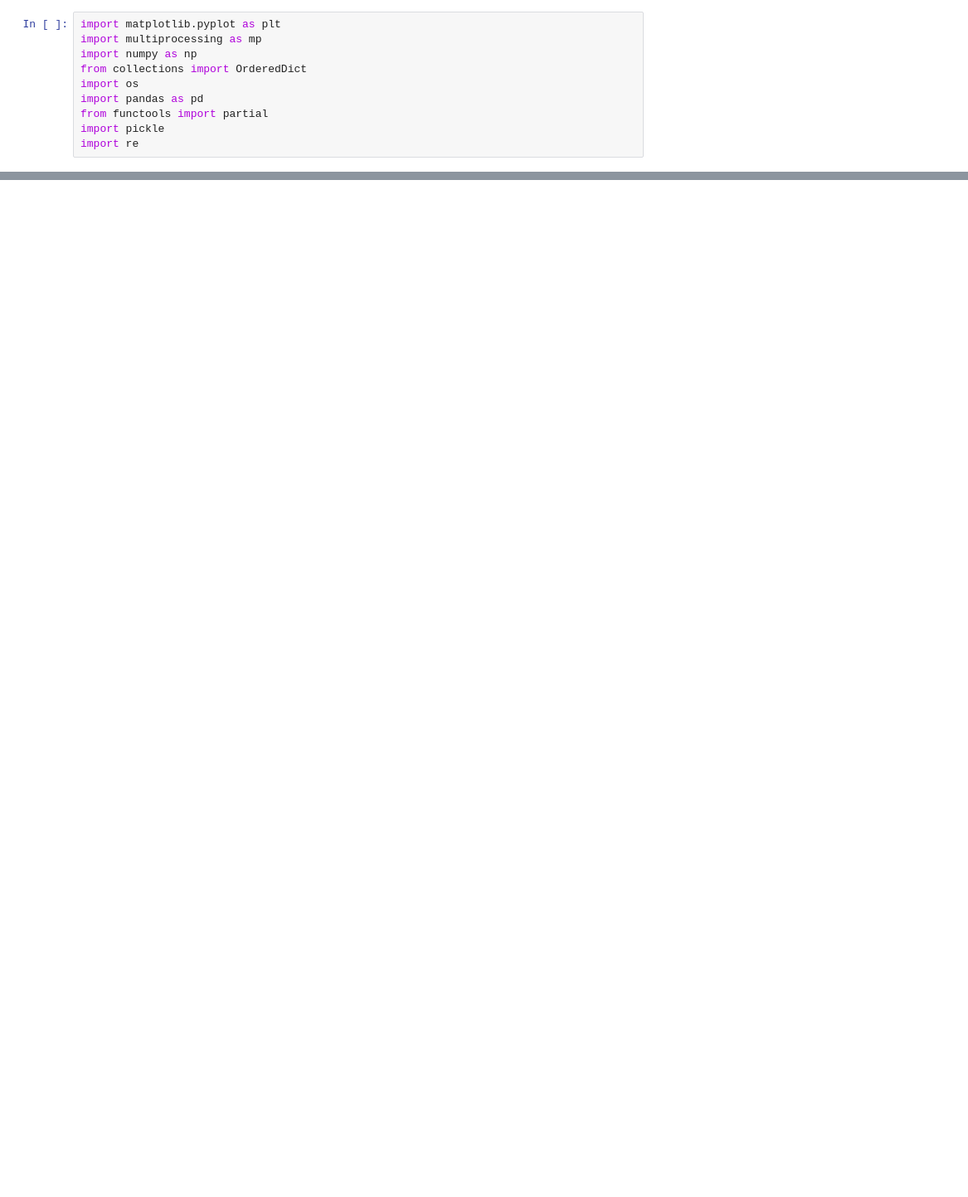
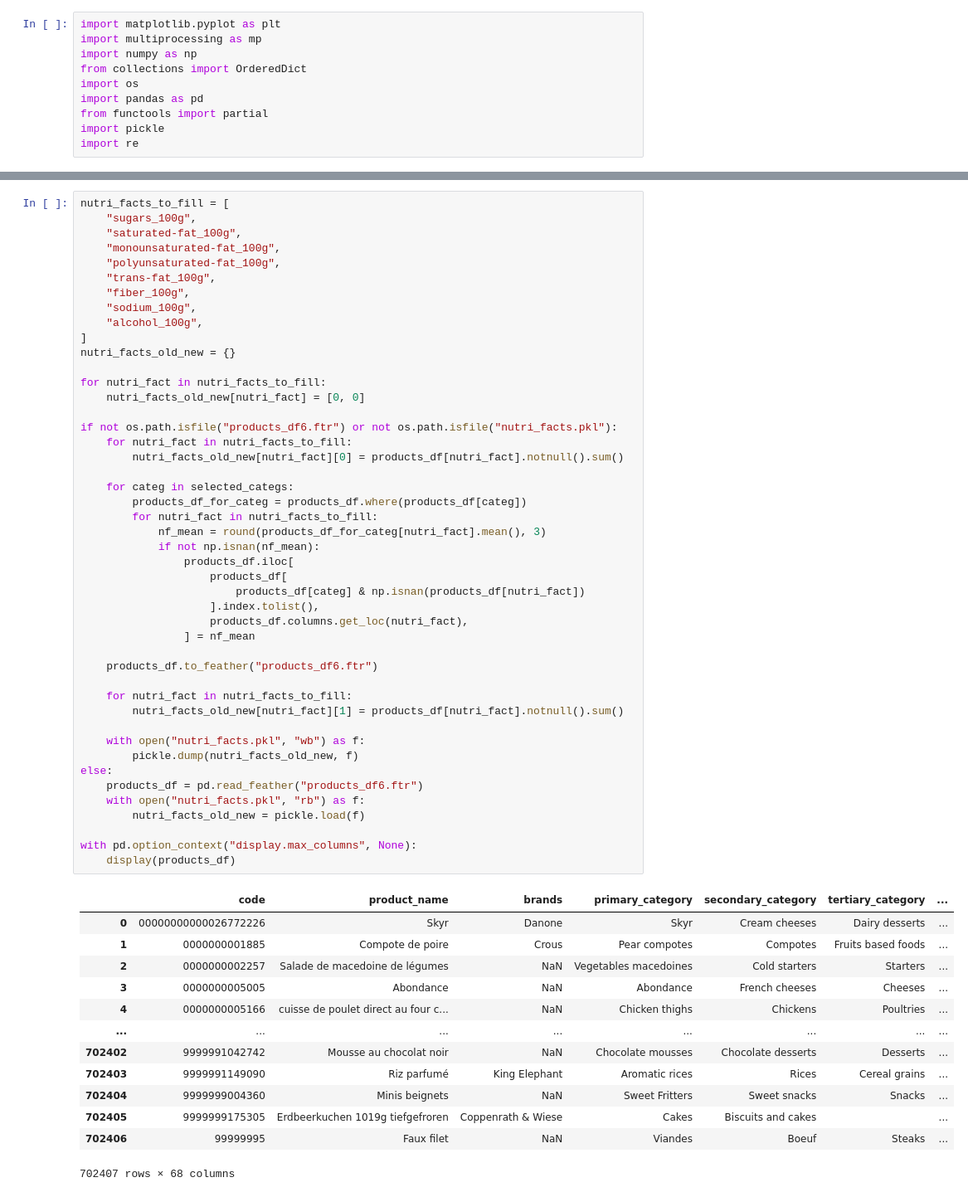
Before and after one commit to gabrielhermel/OC_DS_P3, a Jupyter notebook: Hermel_Gabriel_1_notebook_nettoyage_092022.ipynb, the cells around one changed output, grey strips where cells are left out. Shown at 83% size. Drawn from its saved outputs; the diff is of its cells as text; blank space fills up the shorter version.

```diff
--- a/Hermel_Gabriel_1_notebook_nettoyage_092022.ipynb
+++ b/Hermel_Gabriel_1_notebook_nettoyage_092022.ipynb
@@ -593,0 +758,60 @@ plt.show()
+# %%
+nutri_facts_to_fill = [
+    "sugars_100g",
+    "saturated-fat_100g",
+    "monounsaturated-fat_100g",
+    "polyunsaturated-fat_100g",
+    "trans-fat_100g",
+    "fiber_100g",
+    "sodium_100g",
+    "alcohol_100g",
+]
+nutri_facts_old_new = {}
+
+for nutri_fact in nutri_facts_to_fill:
+    nutri_facts_old_new[nutri_fact] = [0, 0]
+
+if not os.path.isfile("products_df6.ftr") or not os.path.isfile("nutri_facts.pkl"):
+    for nutri_fact in nutri_facts_to_fill:
+        nutri_facts_old_new[nutri_fact][0] = products_df[nutri_fact].notnull().sum()
+
+    for categ in selected_categs:
+        products_df_for_categ = products_df.where(products_df[categ])
+        for nutri_fact in nutri_facts_to_fill:
+            nf_mean = round(products_df_for_categ[nutri_fact].mean(), 3)
+            if not np.isnan(nf_mean):
+                products_df.iloc[
+                    products_df[
+                        products_df[categ] & np.isnan(products_df[nutri_fact])
+                    ].index.tolist(),
+                    products_df.columns.get_loc(nutri_fact),
+                ] = nf_mean
+
+    products_df.to_feather("products_df6.ftr")
+
+    for nutri_fact in nutri_facts_to_fill:
+        nutri_facts_old_new[nutri_fact][1] = products_df[nutri_fact].notnull().sum()
+
+    with open("nutri_facts.pkl", "wb") as f:
+        pickle.dump(nutri_facts_old_new, f)
+else:
+    products_df = pd.read_feather("products_df6.ftr")
+    with open("nutri_facts.pkl", "rb") as f:
+        nutri_facts_old_new = pickle.load(f)
+
+with pd.option_context("display.max_columns", None):
+    display(products_df)
+# %% [output]
+|  | code | product_name | brands | primary_category | secondary_category | tertiary_category | ... |
+| 0 | 00000000000026772226 | Skyr | Danone | Skyr | Cream cheeses | Dairy desserts | ... |
+| 1 | 0000000001885 | Compote de poire | Crous | Pear compotes | Compotes | Fruits based foods | ... |
+| 2 | 0000000002257 | Salade de macedoine de légumes | NaN | Vegetables macedoines | Cold starters | Starters | ... |
+| 3 | 0000000005005 | Abondance | NaN | Abondance | French cheeses | Cheeses | ... |
+| 4 | 0000000005166 | cuisse de poulet direct au four c... | NaN | Chicken thighs | Chickens | Poultries | ... |
+| ... | ... | ... | ... | ... | ... | ... | ... |
+| 702402 | 9999991042742 | Mousse au chocolat noir | NaN | Chocolate mousses | Chocolate desserts | Desserts | ... |
+| 702403 | 9999991149090 | Riz parfumé | King Elephant | Aromatic rices | Rices | Cereal grains | ... |
+| 702404 | 9999999004360 | Minis beignets | NaN | Sweet Fritters | Sweet snacks | Snacks | ... |
+| 702405 | 9999999175305 | Erdbeerkuchen 1019g tiefgefroren | Coppenrath & Wiese | Cakes | Biscuits and cakes |  | ... |
+| 702406 | 99999995 | Faux filet | NaN | Viandes | Boeuf | Steaks | ... |
+702407 rows × 68 columns
```
Also changed, not shown: parts of 36 cells of this notebook.
